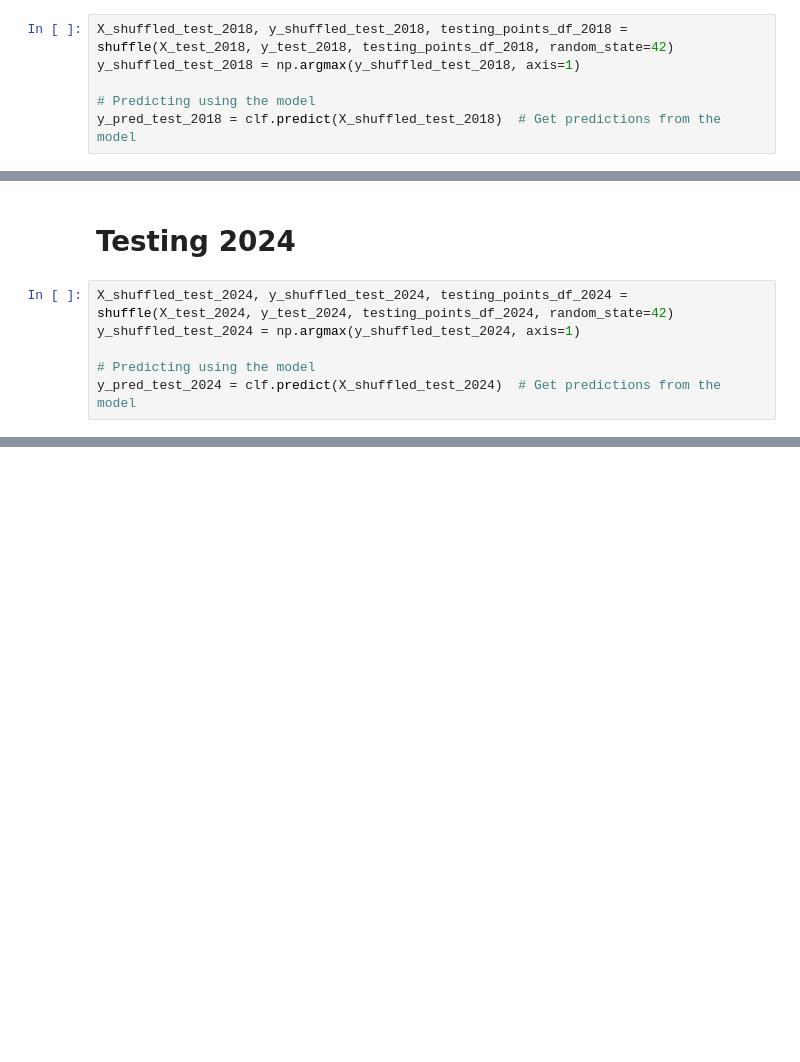
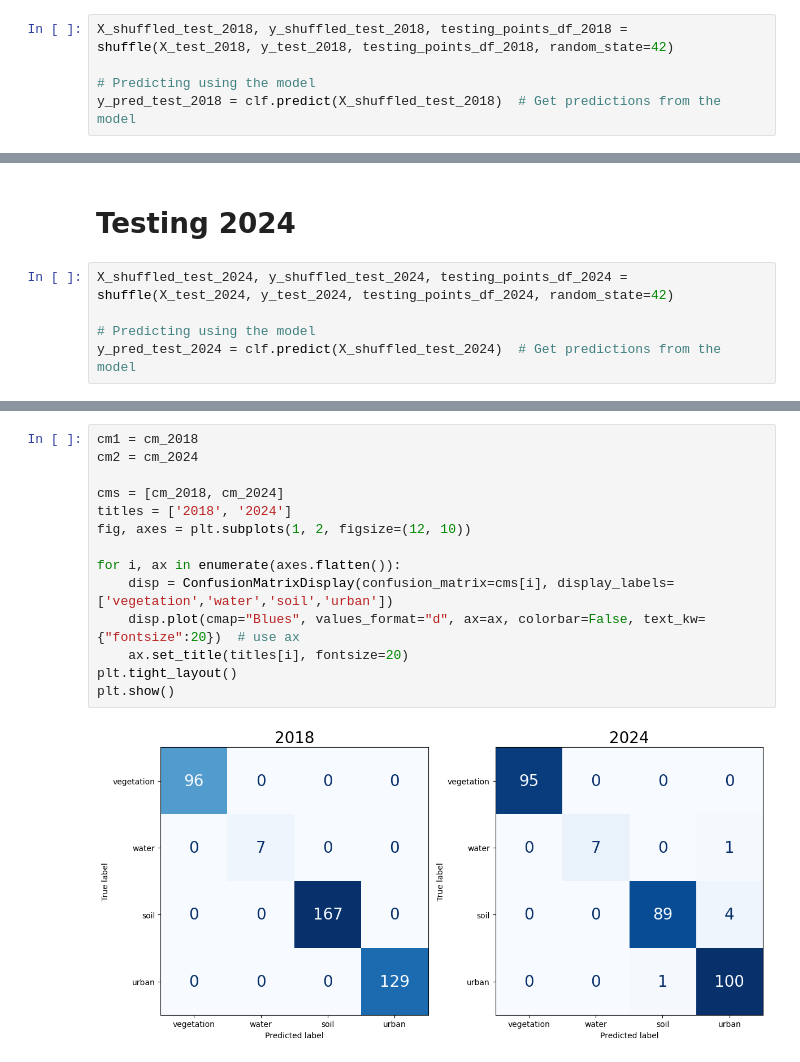
Before and after one commit to SvevaZ/EO_Advanced_project, a Jupyter notebook: Final model testing.ipynb, the cells around one changed output, grey strips where cells are left out. Saved outputs shown, nothing was run; the diff lists cells and outputs as text; blank space fills up the shorter version.

```diff
--- a/Final model testing.ipynb
+++ b/Final model testing.ipynb
@@ -50,7 +53,6 @@ X_test_2024 = scaler.transform(X_test_2024)
 # Testing 2018
 # %%
 X_shuffled_test_2018, y_shuffled_test_2018, testing_points_df_2018 = shuffle(X_test_2018, y_test_2018, testing_points_df_2018, random_state=42)
-y_shuffled_test_2018 = np.argmax(y_shuffled_test_2018, axis=1)
 
 # Predicting using the model
 y_pred_test_2018 = clf.predict(X_shuffled_test_2018)  # Get predictions from the model
@@ -117,7 +144,6 @@ Map
 # Testing 2024
 # %%
 X_shuffled_test_2024, y_shuffled_test_2024, testing_points_df_2024 = shuffle(X_test_2024, y_test_2024, testing_points_df_2024, random_state=42)
-y_shuffled_test_2024 = np.argmax(y_shuffled_test_2024, axis=1)
 
 # Predicting using the model
 y_pred_test_2024 = clf.predict(X_shuffled_test_2024)  # Get predictions from the model
@@ -158,0 +209,16 @@ Map
+# %%
+cm1 = cm_2018
+cm2 = cm_2024
+
+cms = [cm_2018, cm_2024]
+titles = ['2018', '2024']
+fig, axes = plt.subplots(1, 2, figsize=(12, 10))
+
+for i, ax in enumerate(axes.flatten()):
+    disp = ConfusionMatrixDisplay(confusion_matrix=cms[i], display_labels=['vegetation','water','soil','urban'])
+    disp.plot(cmap="Blues", values_format="d", ax=ax, colorbar=False, text_kw={"fontsize":20})  # use ax
+    ax.set_title(titles[i], fontsize=20)
+plt.tight_layout()
+plt.show()
+# %% [output]
+[figure, added]
```
Also changed, not shown: parts of 10 cells of this notebook, 9 other files.
